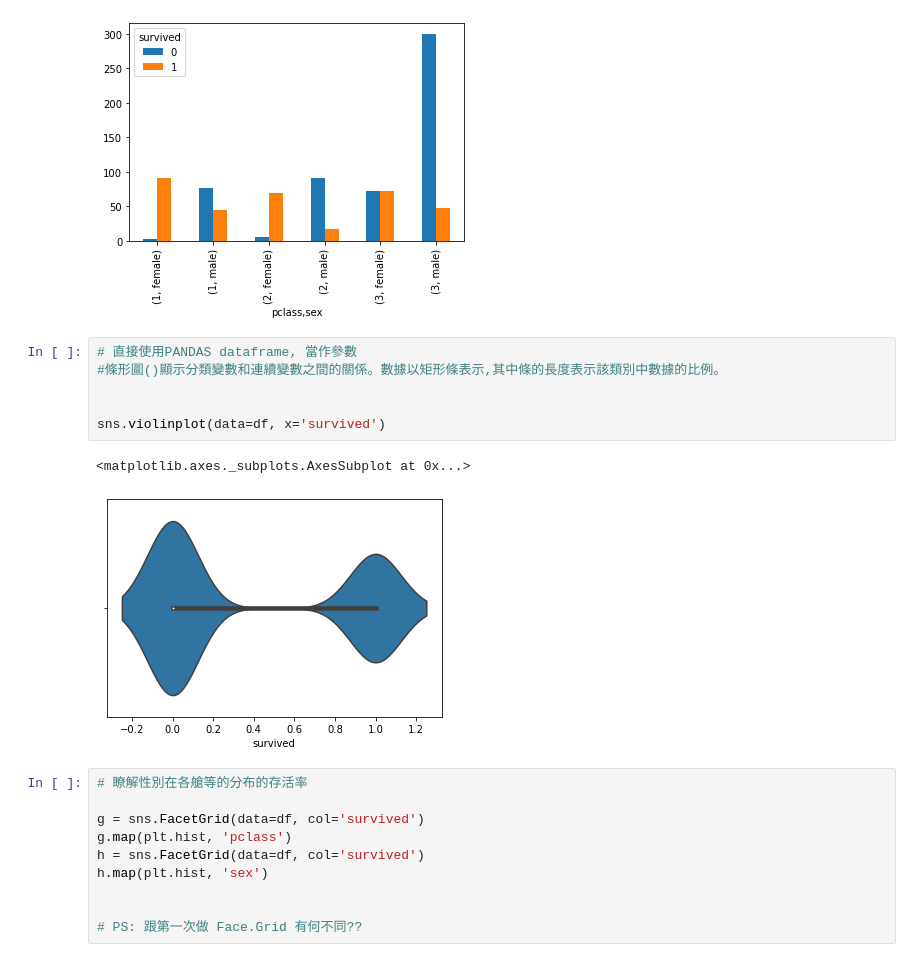
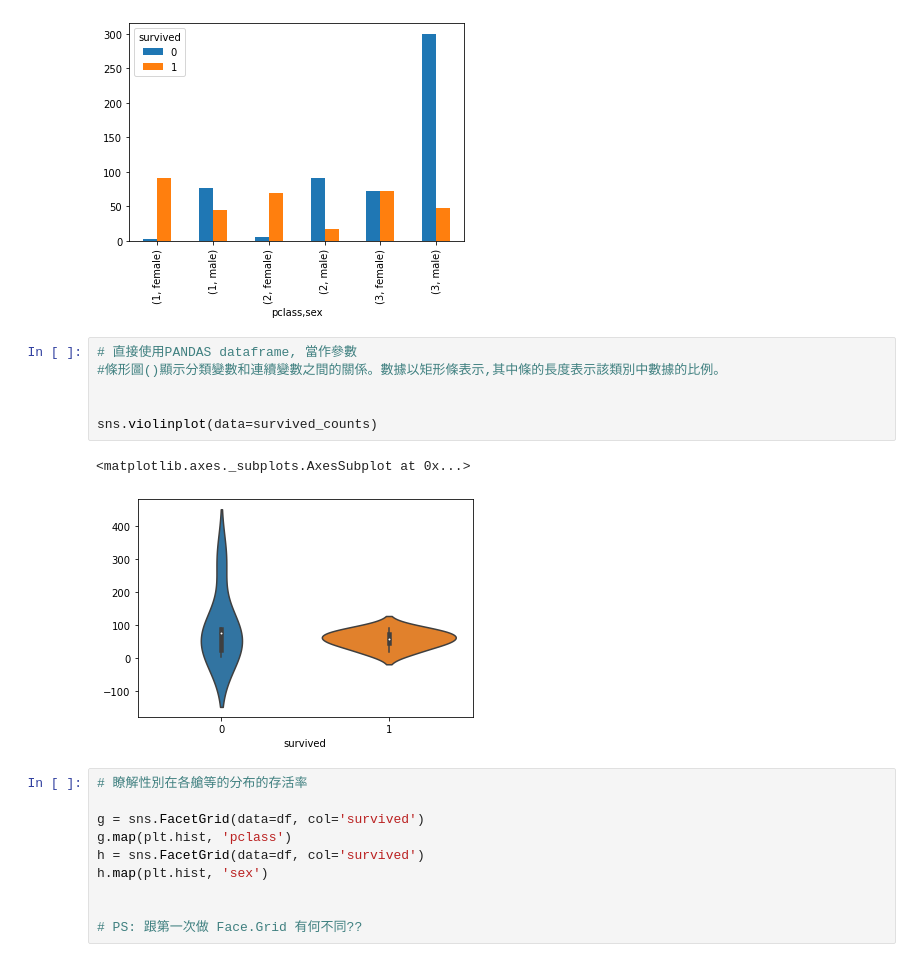
Before and after one commit to mannydu107/Python-homework-, a Jupyter notebook: D21 homework .ipynb, the cells around one changed output. Drawn from its saved outputs; the diff is of its cells as text.

```diff
--- a/D21 homework.ipynb
+++ b/D21 homework .ipynb
@@ -86,12 +86,12 @@ survived_counts.plot(kind='bar')
 # %%
 # 直接使用PANDAS dataframe, 當作參數
 #條形圖()顯示分類變數和連續變數之間的關係。數據以矩形條表示,其中條的長度表示該類別中數據的比例。
 
 
-sns.violinplot(data=df, x='survived')
+sns.violinplot(data=survived_counts)
 # %% [output]
 <matplotlib.axes._subplots.AxesSubplot at 0x...>
-[figure, old version]
+[figure, new version]
 # %%
 # 瞭解性別在各艙等的分布的存活率
 
```
